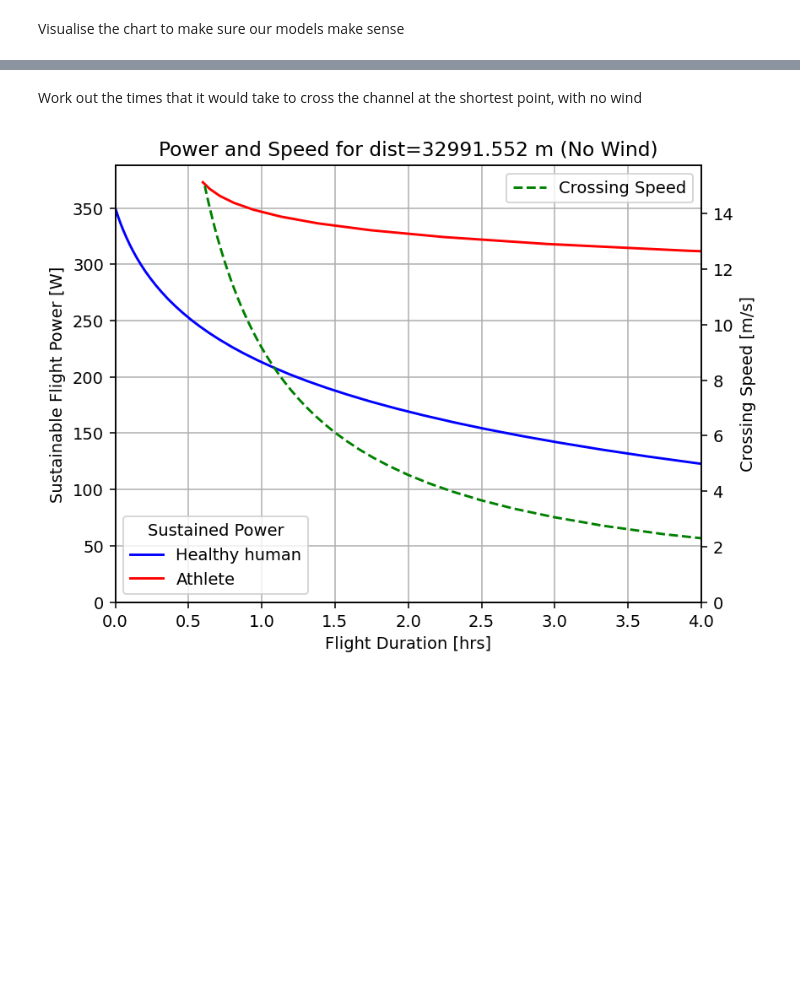
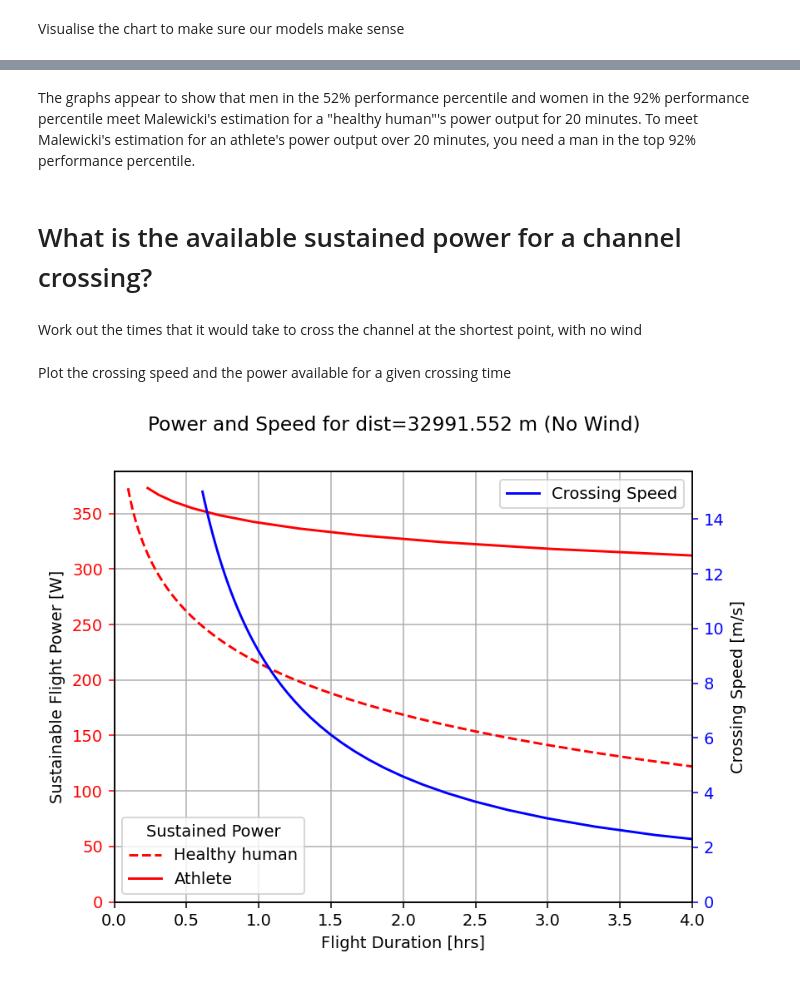
Before and after one commit to yaseen157/carpy, a Jupyter notebook: docs/source/user/Channel Crosser HPA/Sustained Power Modelling.ipynb, the cells around one changed output, grey strips where cells are left out. Saved outputs shown, nothing was run; the diff lists cells and outputs as text; code cells hidden in the pictures; blank space fills up the shorter version.

```diff
--- a/docs/source/user/Channel Crosser HPA/Sustained Power Modelling.ipynb
+++ b/docs/source/user/Channel Crosser HPA/Sustained Power Modelling.ipynb
@@ -46,0 +10,10 @@ popt_athlete, _ = curve_fit(
+# %%
+import pandas as pd
+from carpy.utility import GetPath, cast2quantity
+
+# Read the data from the relevant file
+excel_path = os.path.join(GetPath.library(), "propulsion\\data\\cycling_exhaustion_malewicki.xlsx")
+dfs = pd.read_excel(excel_path, sheet_name=None)
+
+data_healthy = cast2quantity(dfs["healthy"])
+data_athlete = cast2quantity(dfs["athlete"])
@@ -47,26 +42,26 @@ popt_athlete, _ = curve_fit(
 # %% [markdown]
 Visualise the chart to make sure our models make sense
 # %%
-power = np.linspace(0.1, 0.5)
-time_healthy = func(power, *popt_healthy)
-time_athlete = func(power, *popt_athlete)
+power = Quantity(np.linspace(0.1, 0.5), "hp")
+time_healthy = Quantity(func(power.to("W"), *popt_healthy), "s")
+time_athlete = Quantity(func(power.to("W"), *popt_athlete), "s")
 
 from matplotlib import pyplot as plt
 
 fig, ax = plt.subplots(1, dpi=140)
 
 # Plot raw data
-ax.scatter(dfs["healthy"]["power [hp]"], dfs["healthy"]["time [hr]"], c="blue")
-ax.scatter(dfs["athlete"]["power [hp]"], dfs["athlete"]["time [hr]"], c="red")
+ax.scatter(data_healthy["time"].to("hr"), data_healthy["power"], c="blue")
+ax.scatter(data_athlete["time"].to("hr"), data_athlete["power"], c="red")
 
 # Plot models
-ax.plot(power, time_healthy, c="blue", label="Healthy human")
-ax.plot(power, time_athlete, c="red", label="Athlete")
+ax.plot(time_healthy.to("hr"), power, c="blue", label="Healthy human")
+ax.plot(time_athlete.to("hr"), power, c="red", label="Athlete")
 
-ax.set_ylim(0, 8)
+ax.set_xlim(0, 8)
 ax.set_title("Sustained Cycling Power")
-ax.set_xlabel("Sustained Power [hp]")
-ax.set_ylabel("Duration [hr]")
+ax.set_xlabel("Duration [hr]")
+ax.set_ylabel("Sustained Power [W]")
 ax.legend()
 ax.grid()
 plt.show()
@@ -75,3 +123,8 @@ plt.show()
+# %% [markdown]
+The graphs appear to show that men in the 52% performance percentile and women in the 92% performance percentile meet Malewicki's estimation for a "healthy human"'s power output for 20 minutes.
+To meet Malewicki's estimation for an athlete's power output over 20 minutes, you need a man in the top 92% performance percentile.
+# %% [markdown]
+# What is the available sustained power for a channel crossing?
 # %% [markdown]
 Work out the times that it would take to cross the channel at the shortest point, with no wind
 # %%
@@ -79,26 +132,33 @@ channel_dist = Quantity(20.5, "mi")
 crossing_speeds = Quantity(np.linspace(0, 15), "m s^{-1}")
 
 crossing_times = channel_dist / crossing_speeds
+# %% [markdown]
+Plot the crossing speed and the power available for a given crossing time
 # %%
 fig, ax = plt.subplots(1, dpi=140)
+fig.suptitle(f"Power and Speed for dist={channel_dist} (No Wind)")
 ax2 = ax.twinx()
 
-ax.plot(time_healthy, Quantity(power, "hp").to("W"), c="blue", label="Healthy human")
-ax.plot(time_athlete, Quantity(power, "hp").to("W"), c="red", label="Athlete")
+line_p, = ax.plot(time_healthy.to("hr"), power.to("W"), c="red", ls="--", label="Healthy human")
+ax.plot(time_athlete.to("hr"), power.to("W"), c="red", ls="-", label="Athlete")
 
-ax2.plot(crossing_times.to("hr"), crossing_speeds, ls="--", c="green", label="Crossing Speed")
+line_t, = ax2.plot(crossing_times.to("hr"), crossing_speeds, ls="-", c="blue", label="Crossing Speed")
 
+# Make axis 1 pretty
 ax.set_xlim(0, 4)
 ax.set_ylim(0, None)
-ax2.set_ylim(0, None)
-ax.set_title(f"Power and Speed for dist={channel_dist} (No Wind)")
 ax.set_xlabel("Flight Duration [hrs]")
 ax.set_ylabel("Sustainable Flight Power [W]")
+ax.tick_params(axis="y", colors=line_p.get_color())
+
+# Make axis 2 pretty
+ax2.set_ylim(0, None)
 ax2.set_ylabel("Crossing Speed [m/s]")
+ax2.tick_params(axis="y", colors=line_t.get_color())
 
 ax.legend(title="Sustained Power", loc="lower left")
 ax2.legend(loc="upper right")
 ax.grid()
 plt.show()
 # %% [output]
-[figure, old version]
+[figure, new version]
```
Also changed, not shown: parts of 15 cells of this notebook, 2 other files.
